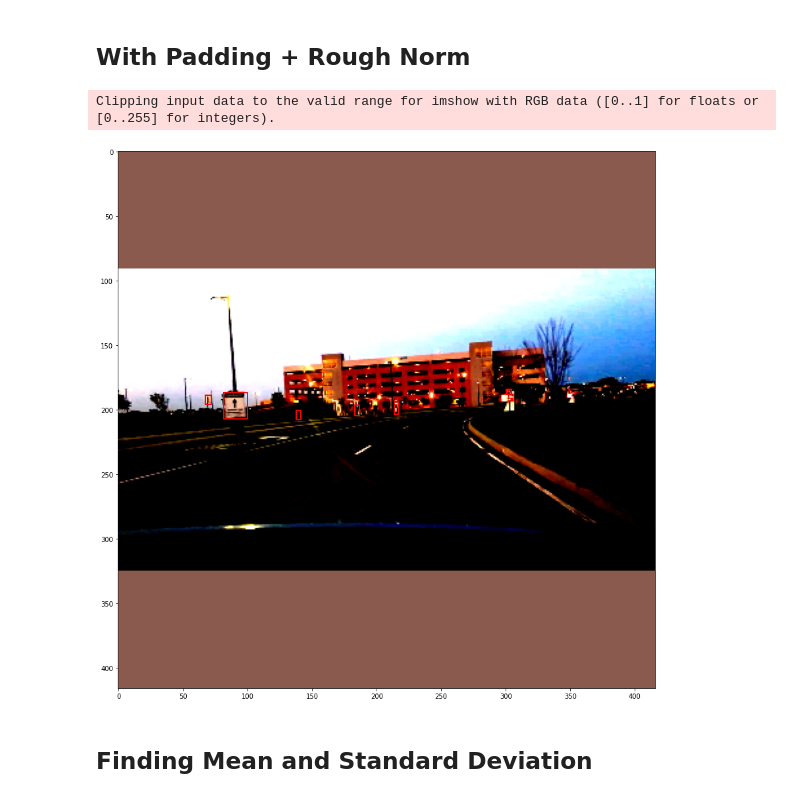
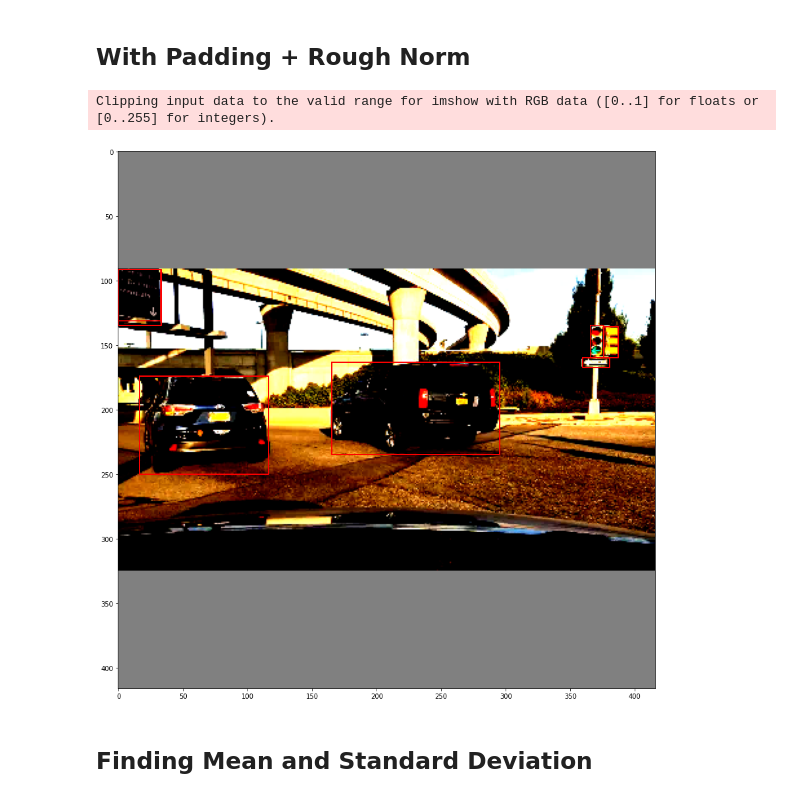
Before and after one commit to Hzye/MCAV_panoptic_perception_network, a Jupyter notebook: test_notebooks/train_testing.ipynb, the cells around one changed output. Saved outputs shown, nothing was run; the diff lists cells and outputs as text; code cells hidden in the pictures.

```diff
--- a/test_notebooks/train_testing.ipynb
+++ b/test_notebooks/train_testing.ipynb
@@ -66,11 +55,11 @@ transformed_train_data = DetectionDataset(
             [[10, 13], [16, 30], [33, 23]],
         ]),
     transform=transforms.Compose([
-        Pad(416),
         Normalise(
             mean=mean,
             std=std
         ),
-        ToTensor()
+        Pad(416),
+        #ToTensor()
     ])
 )
@@ -87,18 +66,18 @@ tensor([[0., 0., 0.,  ..., 0., 0., 0.],
 # %% [markdown]
 ## With Padding + Rough Norm
 # %%
-sample_idx = 1
+sample_idx = 0
 # convert to corner coords so we can plot easily
 all_bboxes = centre_dims_to_corners(transformed_train_data[sample_idx]["labels"][:, :4])
 # filter out non dets
 all_bboxes = all_bboxes[~np.all(all_bboxes==0, axis=1)]
 
 #all_bboxes = all_bboxes * [new_h/h, new_w/w, new_h/h, new_w/w]
 padded_img = transformed_train_data[sample_idx]["image"]
 draw_bbox(padded_img, all_bboxes)
 # %% [output]
 Clipping input data to the valid range for imshow with RGB data ([0..1] for floats or [0..255] for integers).
-[figure, old version]
+[figure, new version]
 # %% [markdown]
 ## Finding Mean and Standard Deviation
 # %%
```
Also changed, not shown: parts of 4 cells of this notebook, 1 other file.
